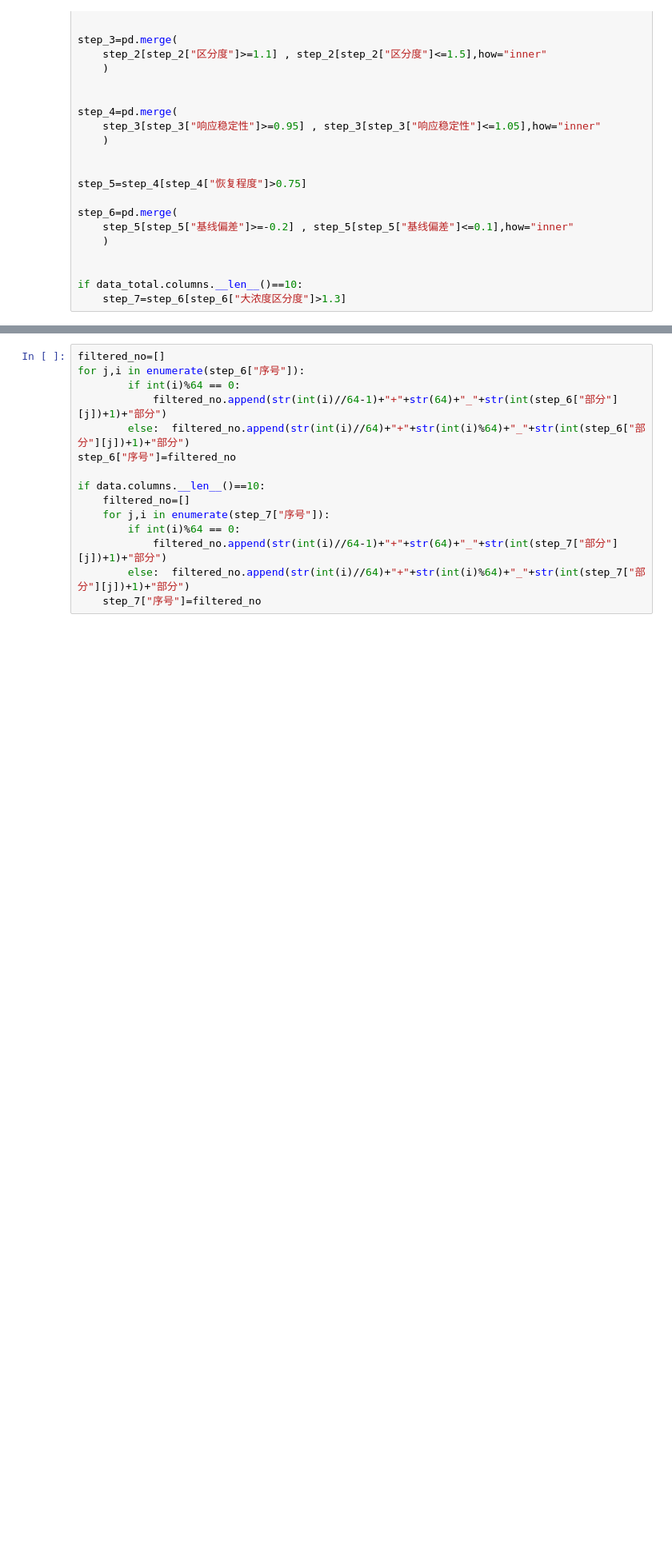
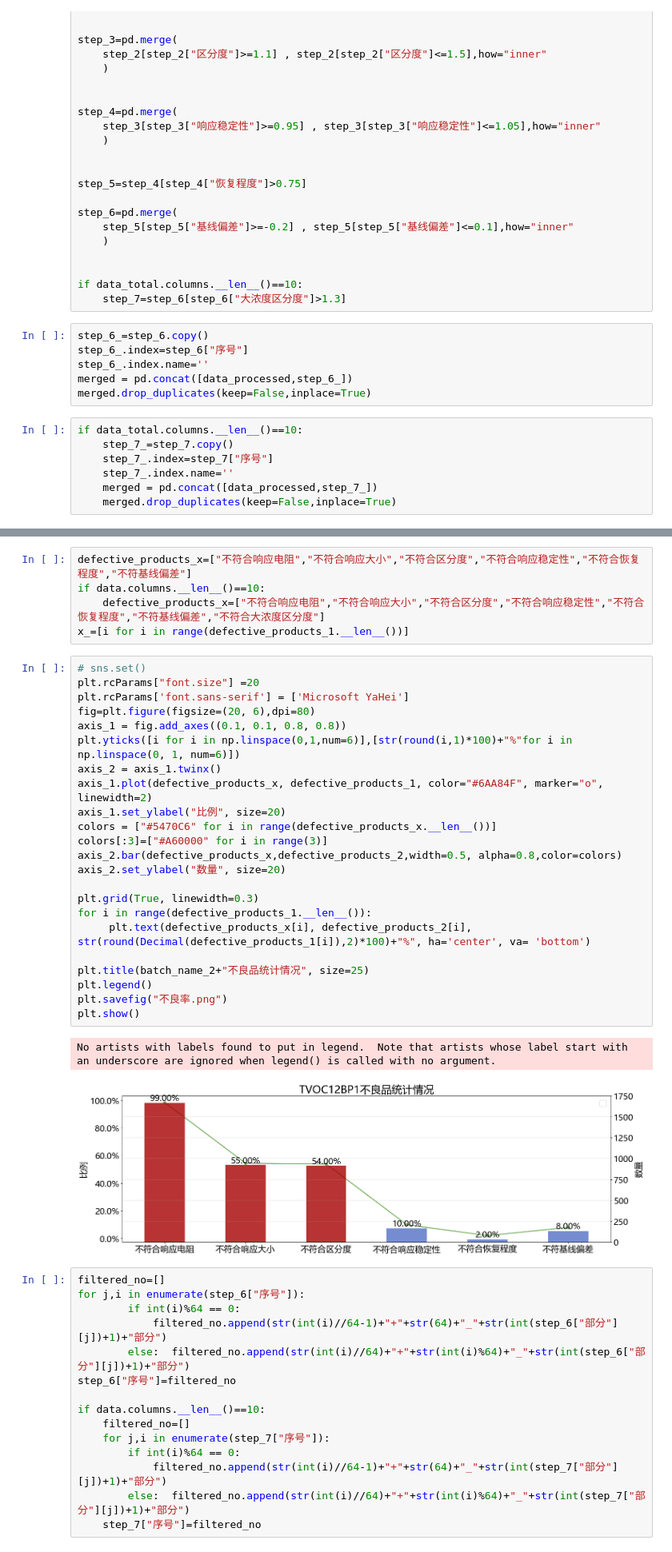
Before and after one commit to lomvix/microchip_data, a Jupyter notebook: 2th_dataprocessing_TVOC.ipynb, the cells around one changed output, grey strips where cells are left out. Shown at 80% size. Saved outputs shown, nothing was run; the diff lists cells and outputs as text; blank space fills up the shorter version.

```diff
--- a/2th_dataprocessing_TVOC.ipynb
+++ b/2th_dataprocessing_TVOC.ipynb
@@ -302,3 +301,16 @@ step_6=pd.merge(
 
 if data_total.columns.__len__()==10:
     step_7=step_6[step_6["大浓度区分度"]>1.3]
+# %%
+step_6_=step_6.copy()
+step_6_.index=step_6["序号"]
+step_6_.index.name=''
+merged = pd.concat([data_processed,step_6_])
+merged.drop_duplicates(keep=False,inplace=True)
+# %%
+if data_total.columns.__len__()==10:
+    step_7_=step_7.copy()
+    step_7_.index=step_7["序号"]
+    step_7_.index.name=''
+    merged = pd.concat([data_processed,step_7_])
+    merged.drop_duplicates(keep=False,inplace=True)
@@ -305,3 +357,34 @@ if data_total.columns.__len__()==10:
+# %%
+defective_products_x=["不符合响应电阻","不符合响应大小","不符合区分度","不符合响应稳定性","不符合恢复程度","不符基线偏差"]
+if data.columns.__len__()==10:
+    defective_products_x=["不符合响应电阻","不符合响应大小","不符合区分度","不符合响应稳定性","不符合恢复程度","不符基线偏差","不符合大浓度区分度"]
+x_=[i for i in range(defective_products_1.__len__())]
+# %%
+# sns.set()
+plt.rcParams["font.size"] =20
+plt.rcParams['font.sans-serif'] = ['Microsoft YaHei']
+fig=plt.figure(figsize=(20, 6),dpi=80)
+axis_1 = fig.add_axes((0.1, 0.1, 0.8, 0.8))
+plt.yticks([i for i in np.linspace(0,1,num=6)],[str(round(i,1)*100)+"%"for i in np.linspace(0, 1, num=6)])
+axis_2 = axis_1.twinx()
+axis_1.plot(defective_products_x, defective_products_1, color="#6AA84F", marker="o", linewidth=2)
+axis_1.set_ylabel("比例", size=20)
+colors = ["#5470C6" for i in range(defective_products_x.__len__())]
+colors[:3]=["#A60000" for i in range(3)]
+axis_2.bar(defective_products_x,defective_products_2,width=0.5, alpha=0.8,color=colors)
+axis_2.set_ylabel("数量", size=20)
+
+plt.grid(True, linewidth=0.3)
+for i in range(defective_products_1.__len__()):
+     plt.text(defective_products_x[i], defective_products_2[i], str(round(Decimal(defective_products_1[i]),2)*100)+"%", ha='center', va= 'bottom')
+
+plt.title(batch_name_2+"不良品统计情况", size=25)
+plt.legend()
+plt.savefig("不良率.png")
+plt.show()
+# %% [output]
+No artists with labels found to put in legend.  Note that artists whose label start with an underscore are ignored when legend() is called with no argument.
+[figure, added]
 # %%
 filtered_no=[]
 for j,i in enumerate(step_6["序号"]):
```
Also changed, not shown: parts of 11 cells of this notebook, 1 other file.
